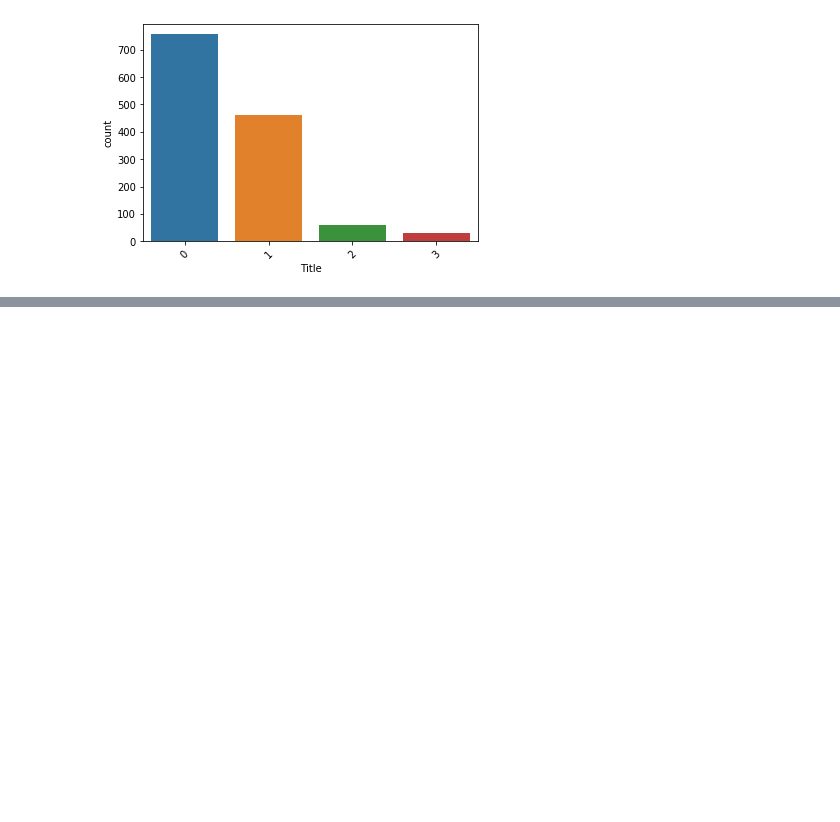
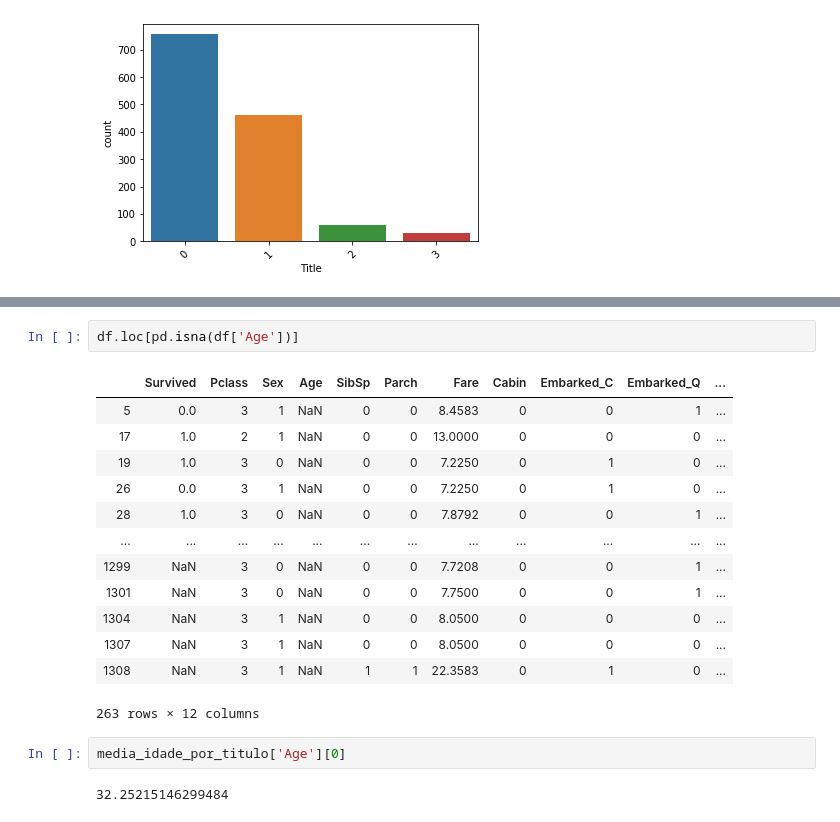
Before and after one commit to diegosilveiracn/titanic_kaggle, a Jupyter notebook: titanic_notebook.ipynb, the cells around one changed output, grey strips where cells are left out. Saved outputs shown, nothing was run; the diff lists cells and outputs as text; blank space fills up the shorter version.

```diff
--- a/titanic_notebook.ipynb
+++ b/titanic_notebook.ipynb
@@ -308,0 +321,20 @@ g = plt.setp(g.get_xticklabels(),rotation=45)
+# %%
+df.loc[pd.isna(df['Age'])]
+# %% [output]
+|  | Survived | Pclass | Sex | Age | SibSp | Parch | Fare | Cabin | Embarked_C | Embarked_Q | ... |
+| 5 | 0.0 | 3 | 1 | NaN | 0 | 0 | 8.4583 | 0 | 0 | 1 | ... |
+| 17 | 1.0 | 2 | 1 | NaN | 0 | 0 | 13.0000 | 0 | 0 | 0 | ... |
+| 19 | 1.0 | 3 | 0 | NaN | 0 | 0 | 7.2250 | 0 | 1 | 0 | ... |
+| 26 | 0.0 | 3 | 1 | NaN | 0 | 0 | 7.2250 | 0 | 1 | 0 | ... |
+| 28 | 1.0 | 3 | 0 | NaN | 0 | 0 | 7.8792 | 0 | 0 | 1 | ... |
+| ... | ... | ... | ... | ... | ... | ... | ... | ... | ... | ... | ... |
+| 1299 | NaN | 3 | 0 | NaN | 0 | 0 | 7.7208 | 0 | 0 | 1 | ... |
+| 1301 | NaN | 3 | 0 | NaN | 0 | 0 | 7.7500 | 0 | 0 | 1 | ... |
+| 1304 | NaN | 3 | 1 | NaN | 0 | 0 | 8.0500 | 0 | 0 | 0 | ... |
+| 1307 | NaN | 3 | 1 | NaN | 0 | 0 | 8.0500 | 0 | 0 | 0 | ... |
+| 1308 | NaN | 3 | 1 | NaN | 1 | 1 | 22.3583 | 0 | 1 | 0 | ... |
+263 rows × 12 columns
+# %%
+media_idade_por_titulo['Age'][0]
+# %% [output]
+32.25215146299484
```
Also changed, not shown: parts of 3 cells of this notebook.
